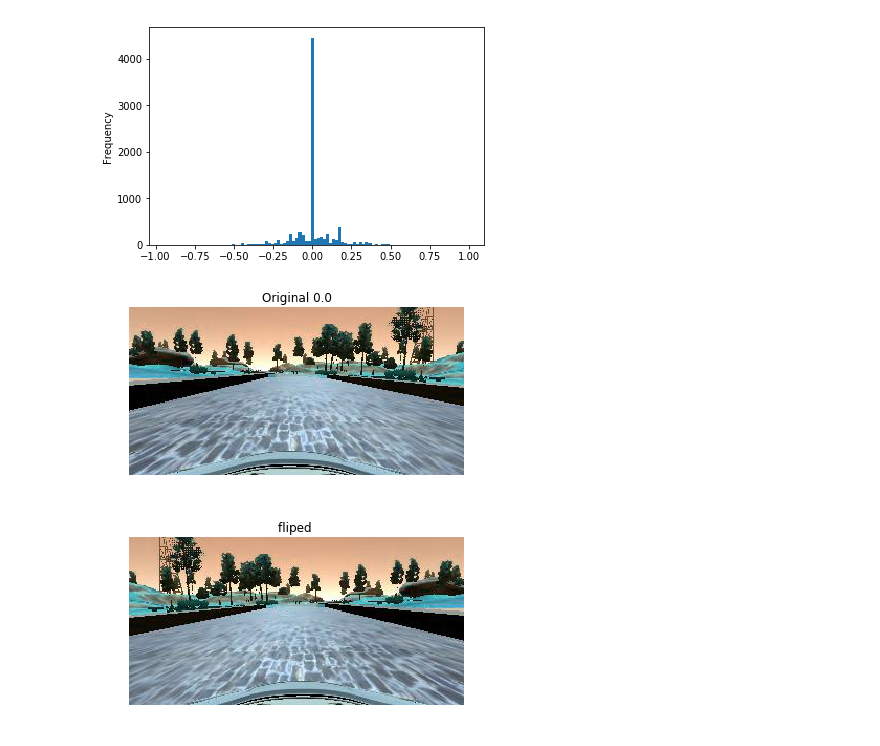
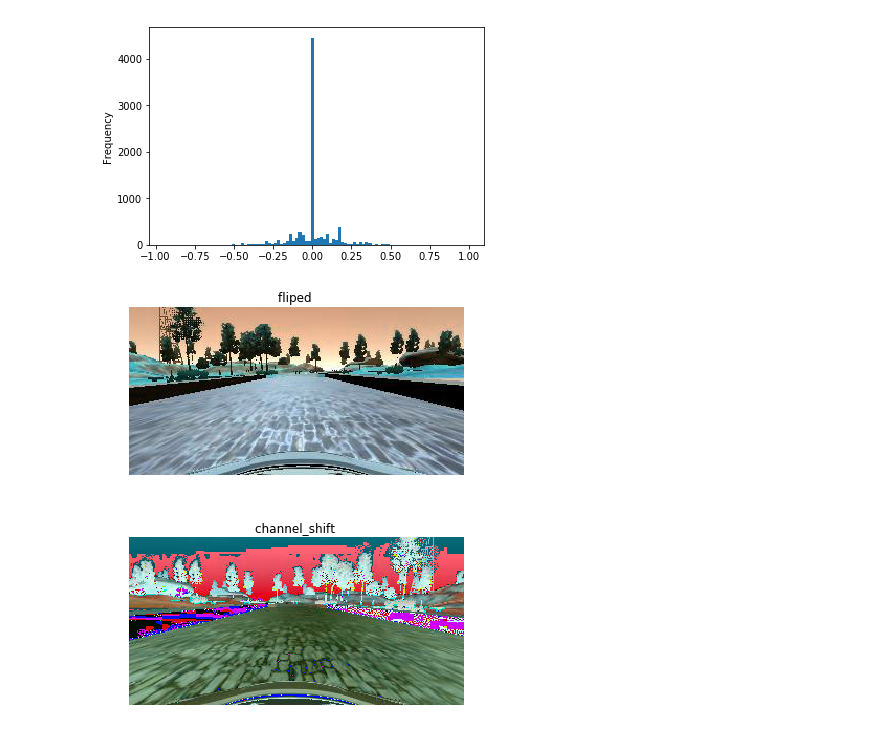
Before and after one commit to kaiulrich/kulrich_CarND-Behavioral-Cloning-P3, a Jupyter notebook: CarND-Behavioral-Cloning-P3.ipynb, the cells around one changed output. Cells and saved outputs as stored; diff of their text form; code cells hidden in the pictures.

```diff
--- a/CarND-Behavioral-Cloning-P3.ipynb
+++ b/CarND-Behavioral-Cloning-P3.ipynb
@@ -91,9 +93,19 @@ def horizontal_flip(img):
     flipped_image = cv2.flip(img, 1)
     return flipped_image
 
-showImage(image, 'Original ' + str(data['steering_angle'][0]) )
-image = horizontal_flip(image)
-showImage(image, 'fliped ')
+fliped = horizontal_flip(image)
+showImage(fliped, 'fliped ')
 # %% [output]
-[figure, old version]
+[figure, new version]
-[figure, removed]
+# %%
+CHANNEL_SHIFT_RANGE = 0.2
+# shift range for each channels
+def channel_shift(img, channel_shift_range=CHANNEL_SHIFT_RANGE):
+    img_channel_index = 2 # tf indexing
+    channel_shifted_image = random_channel_shift(img, channel_shift_range, img_channel_index)
+    return channel_shifted_image
+
+channel_shift = channel_shift(image)
+showImage(channel_shift, 'channel_shift ')
+# %% [output]
+[figure, added]
```
Also changed, not shown: parts of 16 cells of this notebook, 2 other files.
